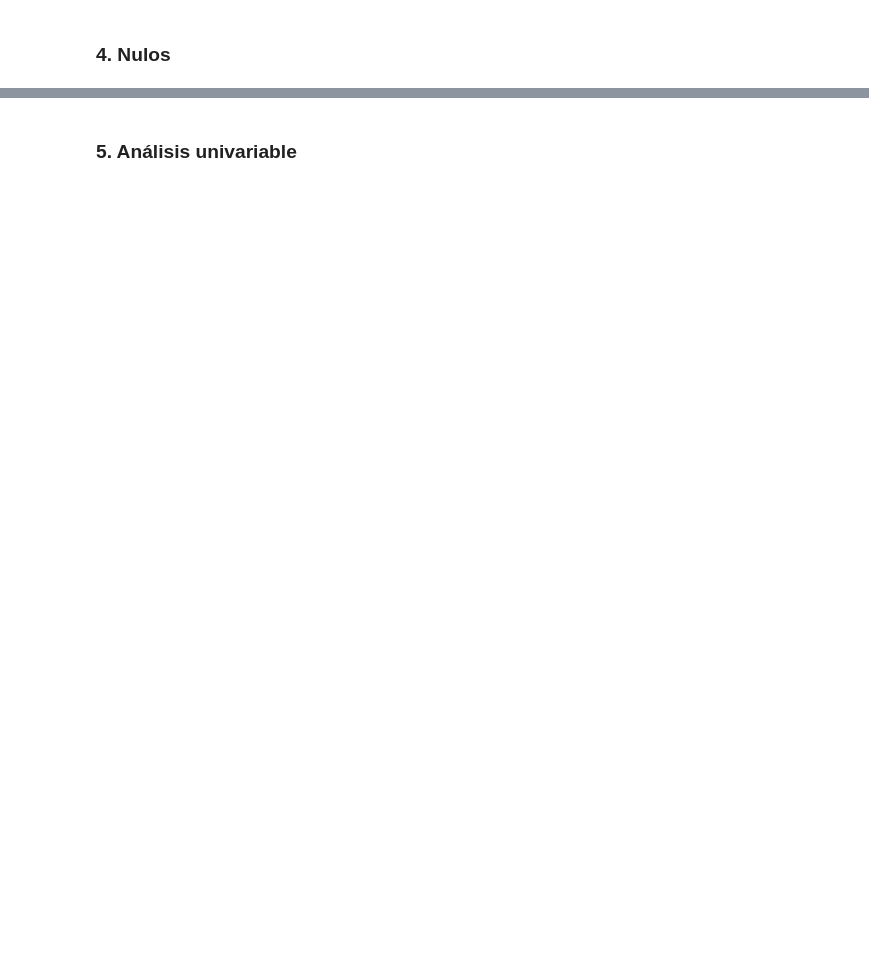
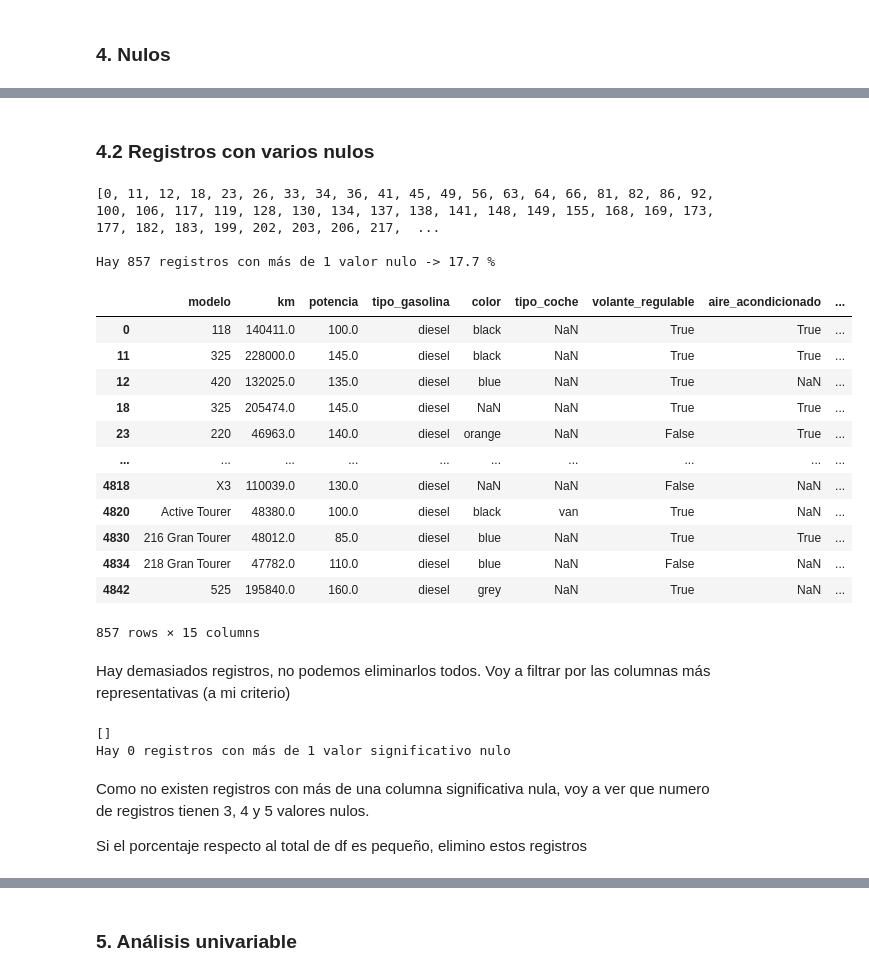
Before and after one commit to tvgtech/BMW_Proj, a Jupyter notebook: Pedro_BMW.ipynb, the cells around one changed output, grey strips where cells are left out. Drawn from its saved outputs; the diff is of its cells as text; code cells hidden in the pictures; blank space fills up the shorter version.

```diff
--- a/Pedro_BMW.ipynb
+++ b/Pedro_BMW.ipynb
@@ -55,0 +226,2 @@ memory usage: 648.1+ KB
+# %%
+bmw4_1_3 = bmw4_1_2.copy()
@@ -55,0 +248,2 @@ memory usage: 648.1+ KB
+# %%
+bmw4_1_4 = bmw4_1_3.copy()
@@ -55,0 +281,36 @@ memory usage: 648.1+ KB
+# %% [markdown]
+### 4.2 Registros con varios nulos
+# %%
+bmw4_2 = bmw4_1_4.copy()
+# %%
+# Creo una lista para almacenar los índices de los registros que tienen 2 o más nulos
+registros_2Nulos = []
+
+for i in bmw4_2.index:
+    if (bmw4_2.loc[i, :].isnull().sum() >= 2):
+        registros_2Nulos.append(i)
+
+print(registros_2Nulos, end='\n\n')
+print(f"Hay {len(registros_2Nulos)} registros con más de 1 valor nulo -> {round(len(registros_2Nulos) / bmw4_2.shape[0]  * 100,2)} %")
+# %% [output]
+[0, 11, 12, 18, 23, 26, 33, 34, 36, 41, 45, 49, 56, 63, 64, 66, 81, 82, 86, 92, 100, 106, 117, 119, 128, 130, 134, 137, 138, 141, 148, 149, 155, 168, 169, 173, 177, 182, 183, 199, 202, 203, 206, 217,  ...
+
+Hay 857 registros con más de 1 valor nulo -> 17.7 %
+# %%
+bmw4_2.loc[registros_2Nulos, :]
+# %% [output]
+|  | modelo | km | potencia | tipo_gasolina | color | tipo_coche | volante_regulable | aire_acondicionado | ... |
+| 0 | 118 | 140411.0 | 100.0 | diesel | black | NaN | True | True | ... |
+| 11 | 325 | 228000.0 | 145.0 | diesel | black | NaN | True | True | ... |
+| 12 | 420 | 132025.0 | 135.0 | diesel | blue | NaN | True | NaN | ... |
+| 18 | 325 | 205474.0 | 145.0 | diesel | NaN | NaN | True | True | ... |
+| 23 | 220 | 46963.0 | 140.0 | diesel | orange | NaN | False | True | ... |
+| ... | ... | ... | ... | ... | ... | ... | ... | ... | ... |
+| 4818 | X3 | 110039.0 | 130.0 | diesel | NaN | NaN | False | NaN | ... |
+| 4820 | Active Tourer | 48380.0 | 100.0 | diesel | black | van | True | NaN | ... |
+| 4830 | 216 Gran Tourer | 48012.0 | 85.0 | diesel | blue | NaN | True | True | ... |
+| 4834 | 218 Gran Tourer | 47782.0 | 110.0 | diesel | blue | NaN | False | NaN | ... |
+| 4842 | 525 | 195840.0 | 160.0 | diesel | grey | NaN | True | NaN | ... |
+857 rows × 15 columns
+# %% [markdown]
+Hay demasiados registros, no podemos eliminarlos todos. Voy a filtrar por las columnas más representativas (a mi criterio)
@@ -55,0 +319,16 @@ memory usage: 648.1+ KB
+# %%
+registros_2Nulos_Significativos = []
+
+for i in bmw4_2.index:
+    if (bmw4_2.loc[i, col_significativas].isnull().sum() >= 2):
+        registros_2Nulos.append(i)
+
+print(registros_2Nulos_Significativos)
+print(f"Hay {len(registros_2Nulos_Significativos)} registros con más de 1 valor significativo nulo")
+# %% [output]
+[]
+Hay 0 registros con más de 1 valor significativo nulo
+# %% [markdown]
+Como no existen registros con más de una columna significativa nula, voy a ver que numero de registros tienen 3, 4 y 5 valores nulos.
+
+Si el porcentaje respecto al total de df es pequeño, elimino estos registros
```
Also changed, not shown: parts of 59 cells of this notebook, 1 other file.
